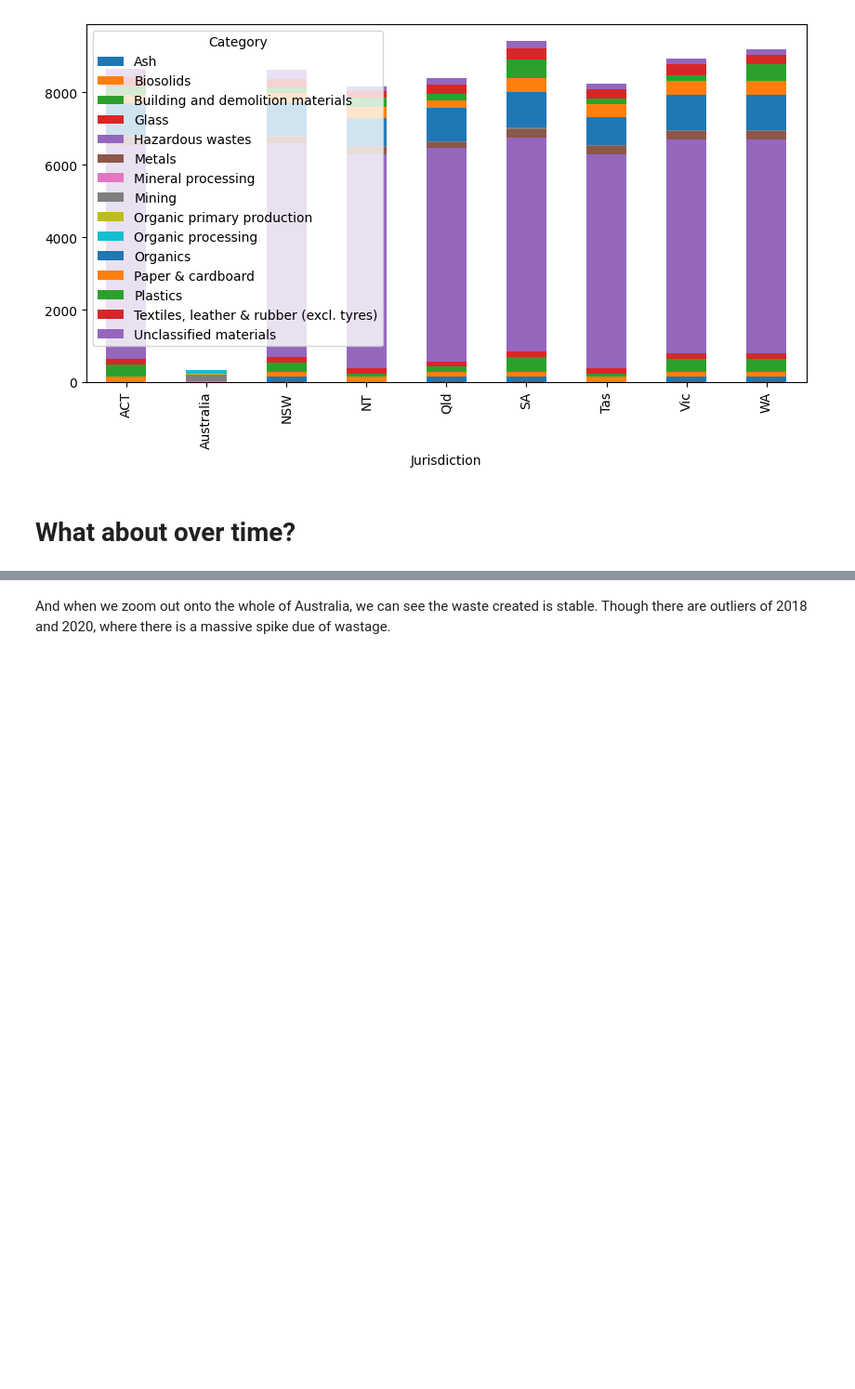
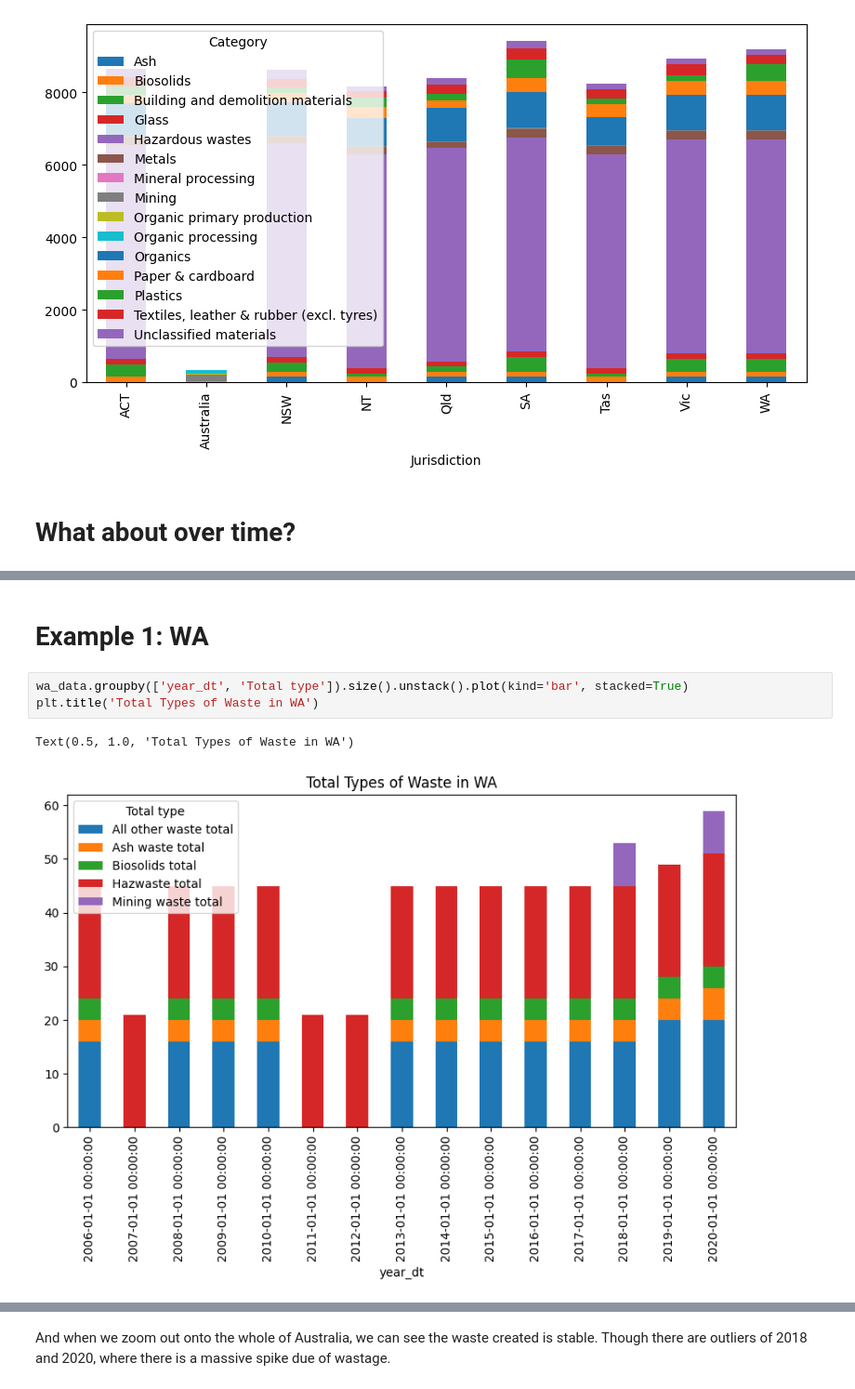
Before and after one commit to ItsGraceChen/waste_dataproject, a Jupyter notebook: data_introduction/Round 3 done.ipynb, the cells around one changed output, grey strips where cells are left out. Shown at 93% size. Cells and saved outputs as stored; diff of their text form; blank space fills up the shorter version.

```diff
--- a/data_introduction/Round 3.ipynb
+++ b/data_introduction/Round 3 done.ipynb
@@ -361,0 +358,8 @@ wa_data.groupby(['year_dt', 'Total type']).size().unstack().plot(kind='bar', sta
+# %% [markdown]
+# Example 1: WA
+# %%
+wa_data.groupby(['year_dt', 'Total type']).size().unstack().plot(kind='bar', stacked=True)
+plt.title('Total Types of Waste in WA')
+# %% [output]
+Text(0.5, 1.0, 'Total Types of Waste in WA')
+[figure, added]
```
Also changed, not shown: parts of 31 cells of this notebook.
